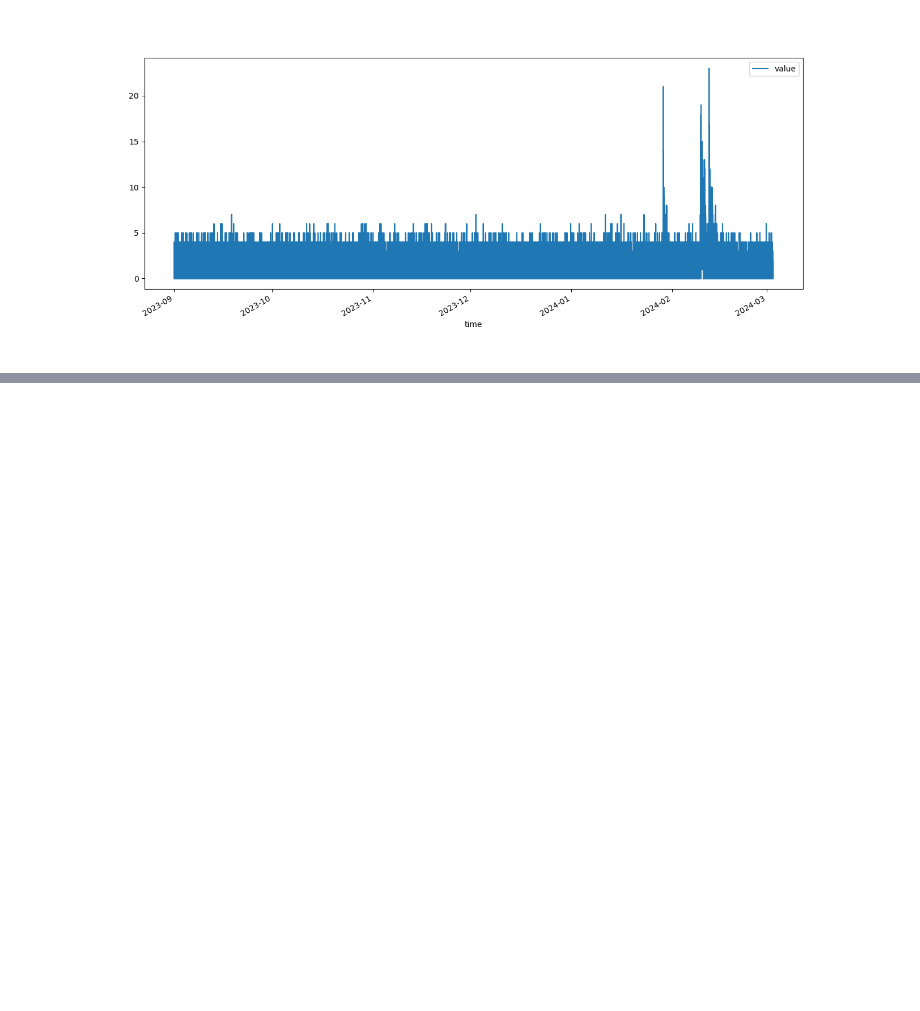
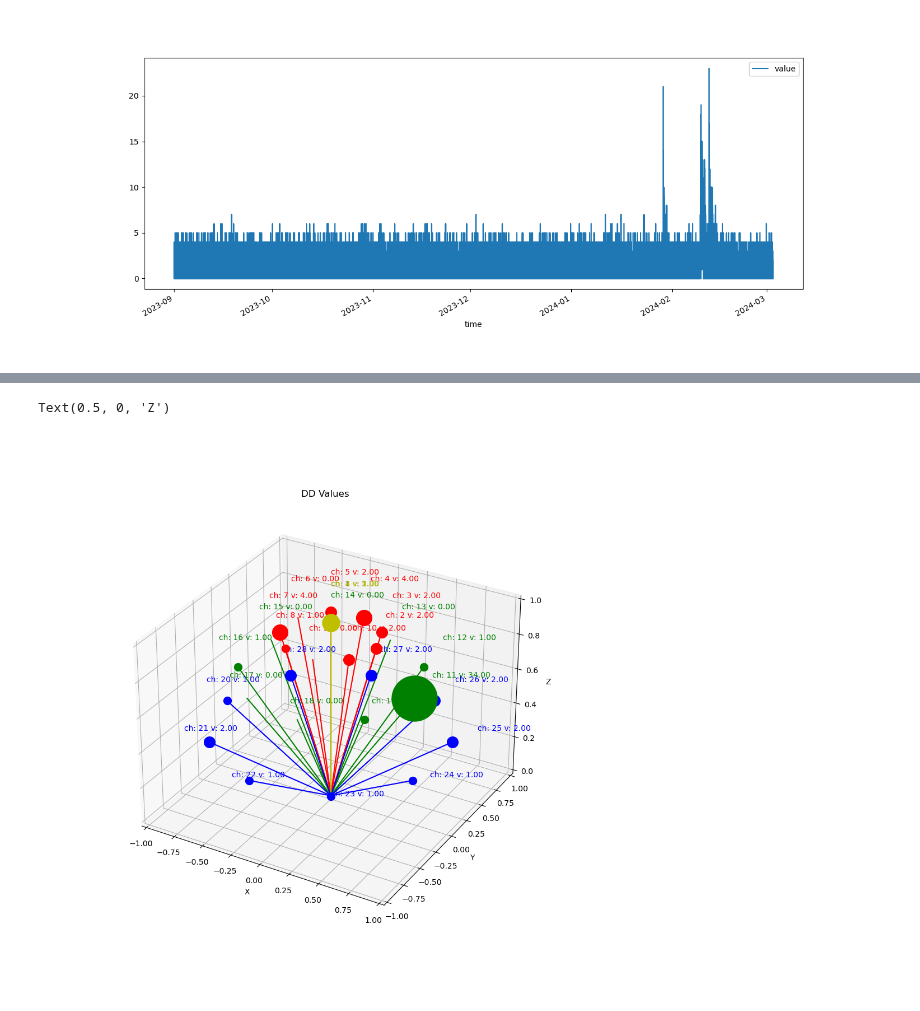
Before and after one commit to AGHRADEM/radem-notebooks, a Jupyter notebook: notebooks/3_dd_data_visualization.ipynb, the cells around one changed output, grey strips where cells are left out. Drawn from its saved outputs; the diff is of its cells as text; code cells hidden in the pictures; blank space fills up the shorter version.

Commit message:
plotting values on a 3d plot

```diff
--- a/notebooks/3_dd_data_visualization.ipynb
+++ b/notebooks/3_dd_data_visualization.ipynb
@@ -418,7 +418,7 @@ def kernel_key_to_channel(key):
 # %%
 vectors = [(0,0,0, *vec) for vec in kernel_selector("BORESIGHT").values()]
 colors = ["b"] * 1 + ["r"] * 9 + ["g"] * 9 + ["b"] * 9 + ["y"] * 3
-labels = [name.split("_")[-1] for name in kernel_selector("NAME").values()]
+labels = [int(name.split("_")[-1]) for name in kernel_selector("NAME").values()]
 
 fig = plt.figure()
 ax = fig.add_subplot(111, projection='3d')
@@ -603,0 +606,3 @@ dd_filtered2[dd_filtered2["channel"] == 1].plot(x='time', y='value', figsize=(15
+# %%
+sample = dd_filtered2[dd_filtered2["time"] == "2023-09-01 00:00:56.057000"].sort_values(by='channel')
+sample
@@ -603,0 +627,32 @@ dd_filtered2[dd_filtered2["channel"] == 1].plot(x='time', y='value', figsize=(15
+# %%
+vectors = [(0,0,0, *vec) for vec in kernel_selector("BORESIGHT").values()]
+colors = ["b"] * 1 + ["r"] * 9 + ["g"] * 9 + ["b"] * 9 + ["y"] * 3
+labels = [1 + int(name.split("_")[-1]) for name in kernel_selector("NAME").values()] # We increment the channel number here
+values = [val for val in sample["value"]]
+
+fig = plt.figure(figsize=(10, 10))
+ax = fig.add_subplot(111, projection='3d')
+
+ax.set_title('DD Values')
+
+for vec, color, label, value in zip(vectors, colors, labels, values):
+    x_start, y_start, z_start, x_end, y_end, z_end = vec
+
+    ax.scatter(x_end, y_end, z_end, color=color, s=value*100)
+
+    ax.plot([x_start, x_end], [y_start, y_end], [z_start, z_end], color=color)
+
+    text_offset = 1.2
+    text = f"ch: {label} v: {value:.2f}"
+    ax.text(x_end * text_offset, y_end * text_offset, z_end * text_offset, text, color=color)
+
+ax.set_xlim(-1, 1)
+ax.set_ylim(-1, 1)
+ax.set_zlim(0, 1)
+
+ax.set_xlabel('X')
+ax.set_ylabel('Y')
+ax.set_zlabel('Z')
+# %% [output]
+Text(0.5, 0, 'Z')
+[figure, added]
```
Also changed, not shown: parts of 2 cells of this notebook.
